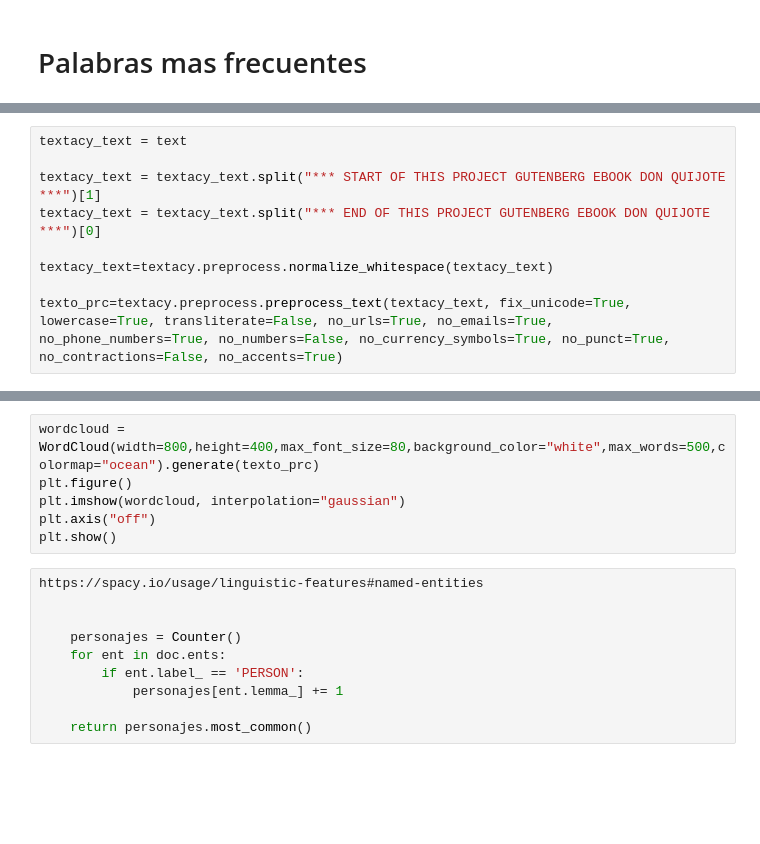
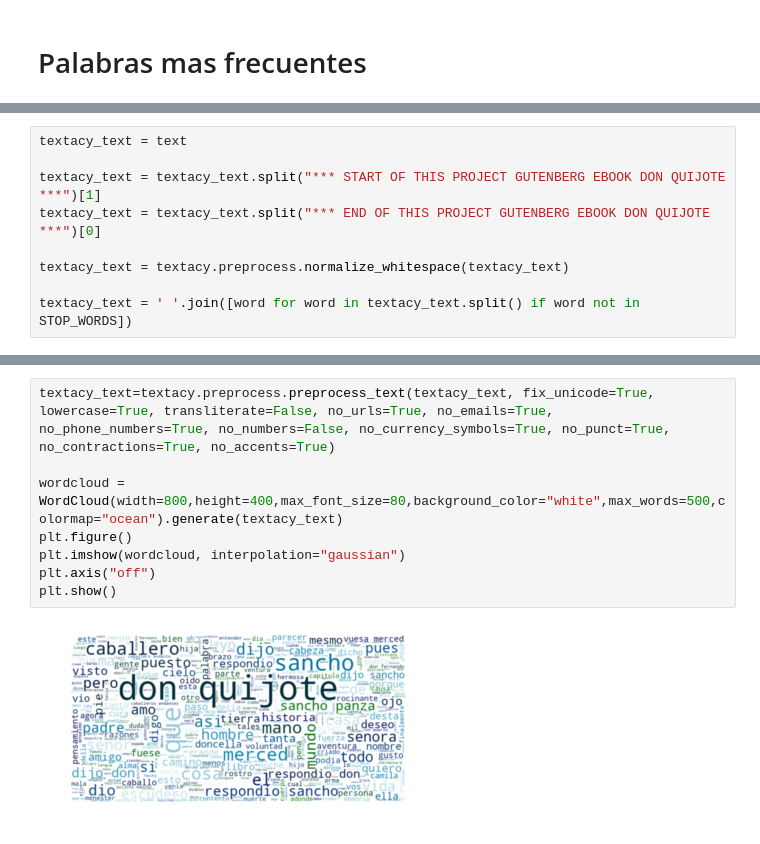
Before and after one commit to lprone/testDocker, a Jupyter notebook: notebooks/analisis texto.ipynb, the cells around one changed output, grey strips where cells are left out. Saved outputs shown, nothing was run; the diff lists cells and outputs as text; blank space fills up the shorter version.

```diff
--- a/notebooks/analisis texto.ipynb
+++ b/notebooks/analisis texto.ipynb
@@ -92,6 +96,6 @@ textacy_text = text
 textacy_text = textacy_text.split("*** START OF THIS PROJECT GUTENBERG EBOOK DON QUIJOTE ***")[1]
 textacy_text = textacy_text.split("*** END OF THIS PROJECT GUTENBERG EBOOK DON QUIJOTE ***")[0]
 
-textacy_text=textacy.preprocess.normalize_whitespace(textacy_text)
+textacy_text = textacy.preprocess.normalize_whitespace(textacy_text)
 
-texto_prc=textacy.preprocess.preprocess_text(textacy_text, fix_unicode=True, lowercase=True, transliterate=False, no_urls=True, no_emails=True, no_phone_numbers=True, no_numbers=False, no_currency_symbols=True, no_punct=True, no_contractions=False, no_accents=True)
+textacy_text = ' '.join([word for word in textacy_text.split() if word not in STOP_WORDS])
@@ -123,16 +126,10 @@ LookupError:
 # %%
-wordcloud = WordCloud(width=800,height=400,max_font_size=80,background_color="white",max_words=500,colormap="ocean").generate(texto_prc)
+textacy_text=textacy.preprocess.preprocess_text(textacy_text, fix_unicode=True, lowercase=True, transliterate=False, no_urls=True, no_emails=True, no_phone_numbers=True, no_numbers=False, no_currency_symbols=True, no_punct=True, no_contractions=True, no_accents=True)
+
+wordcloud = WordCloud(width=800,height=400,max_font_size=80,background_color="white",max_words=500,colormap="ocean").generate(textacy_text)
 plt.figure()
 plt.imshow(wordcloud, interpolation="gaussian")
 plt.axis("off")
 plt.show()
+# %% [output]
+[figure, added]
-# %%
-https://spacy.io/usage/linguistic-features#named-entities
-
-
-    personajes = Counter()
-    for ent in doc.ents:
-        if ent.label_ == 'PERSON':
-            personajes[ent.lemma_] += 1
-
-    return personajes.most_common()
```
Also changed, not shown: parts of 25 cells of this notebook, 6 other files.
